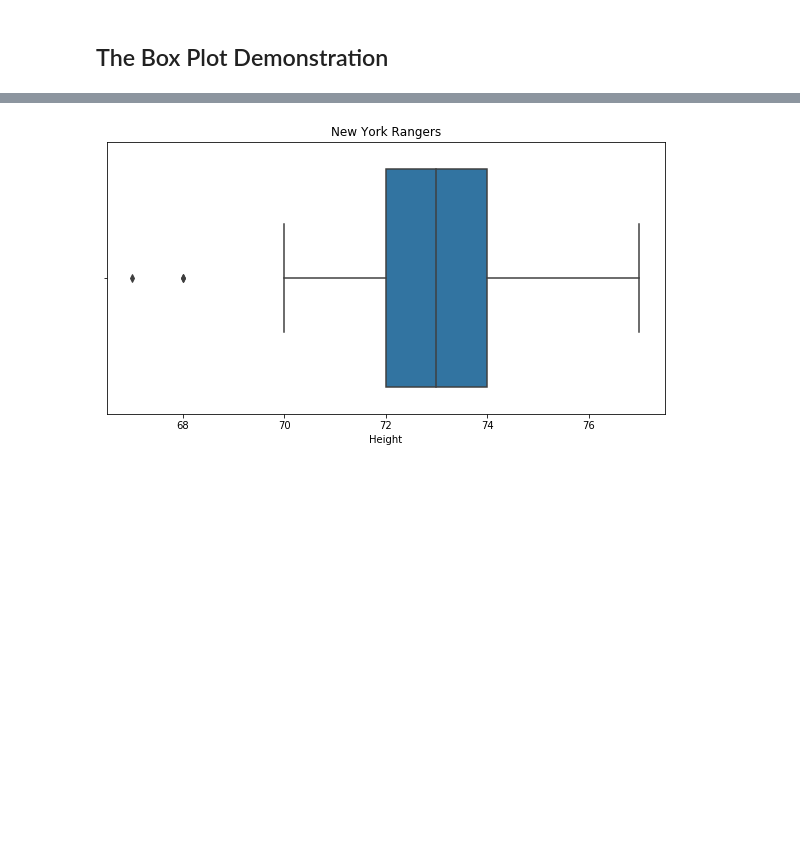
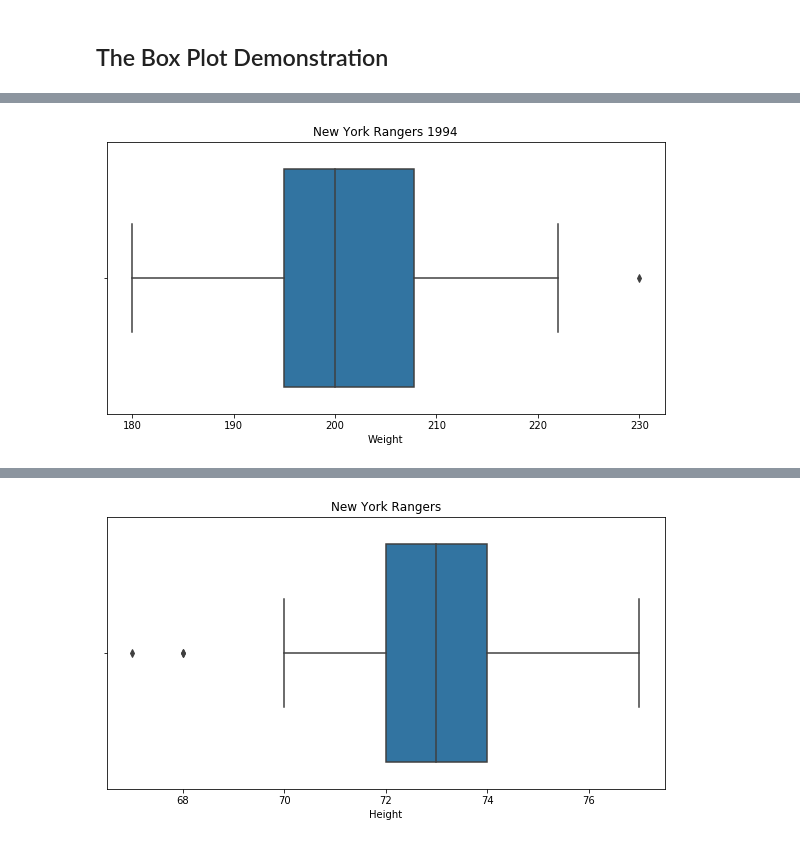
Before and after one commit to pjmeehan/FDA-PROJECT, a Jupyter notebook: Fundamentals of Data Analysis Project 2018 - THE BOX PLOT.ipynb, the cells around one changed output, grey strips where cells are left out. Saved outputs shown, nothing was run; the diff lists cells and outputs as text; code cells hidden in the pictures; blank space fills up the shorter version.

```diff
--- a/Fundamentals of Data Analysis Project 2018 - THE BOX PLOT.ipynb
+++ b/Fundamentals of Data Analysis Project 2018 - THE BOX PLOT.ipynb
@@ -72,0 +115,6 @@ df.head()
+# %%
+sns.boxplot( df["Weight"] ).set_title('New York Rangers 1994')
+fig = plt.gcf()
+fig.set_size_inches( 10,5)
+# %% [output]
+[figure, added]
```
Also changed, not shown: parts of 22 cells of this notebook, 2 other files.
